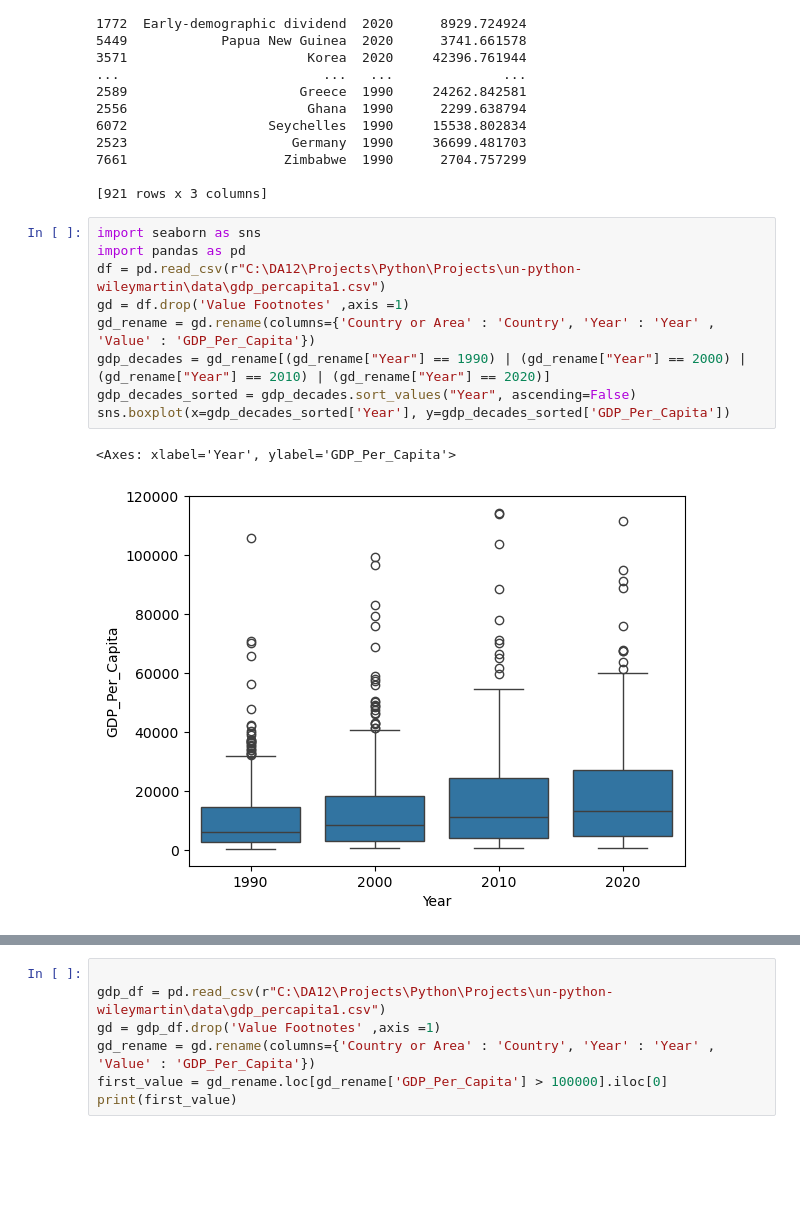
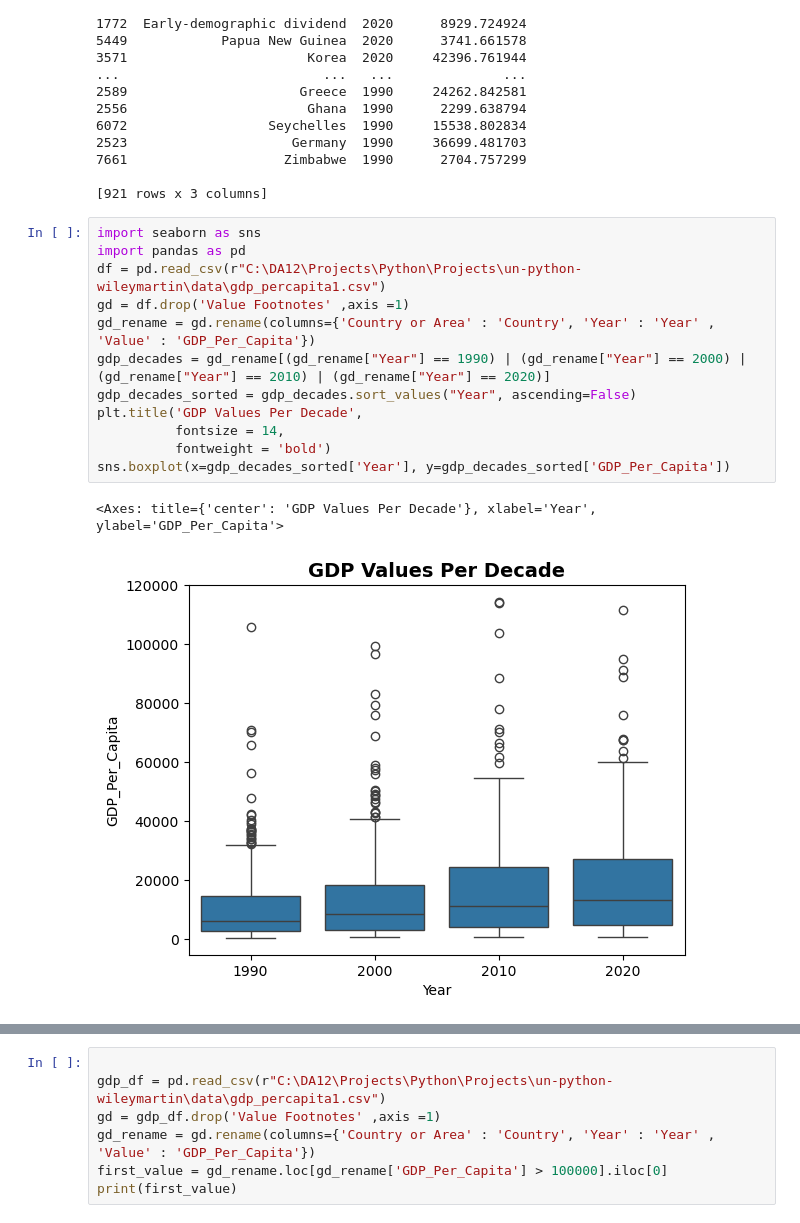
Before and after one commit to NSS-Data-Analytics-Cohort-12/un-python-wileymartin, a Jupyter notebook: Wiley.ipynb, the cells around one changed output, grey strips where cells are left out. Saved outputs shown, nothing was run; the diff lists cells and outputs as text; blank space fills up the shorter version.

```diff
--- a/Wiley.ipynb
+++ b/Wiley.ipynb
@@ -219,12 +219,15 @@ print(gdp_decades_sorted)
 # %%
 import seaborn as sns
 import pandas as pd
 df = pd.read_csv(r"C:\DA12\Projects\Python\Projects\un-python-wileymartin\data\gdp_percapita1.csv")
 gd = df.drop('Value Footnotes' ,axis =1)
 gd_rename = gd.rename(columns={'Country or Area' : 'Country', 'Year' : 'Year' , 'Value' : 'GDP_Per_Capita'})
 gdp_decades = gd_rename[(gd_rename["Year"] == 1990) | (gd_rename["Year"] == 2000) | (gd_rename["Year"] == 2010) | (gd_rename["Year"] == 2020)]
 gdp_decades_sorted = gdp_decades.sort_values("Year", ascending=False)
+plt.title('GDP Values Per Decade',
+          fontsize = 14,
+          fontweight = 'bold')
 sns.boxplot(x=gdp_decades_sorted['Year'], y=gdp_decades_sorted['GDP_Per_Capita'])
 # %% [output]
-<Axes: xlabel='Year', ylabel='GDP_Per_Capita'>
+<Axes: title={'center': 'GDP Values Per Decade'}, xlabel='Year', ylabel='GDP_Per_Capita'>
-[figure, old version]
+[figure, new version]
```
Also changed, not shown: parts of 9 cells of this notebook.
